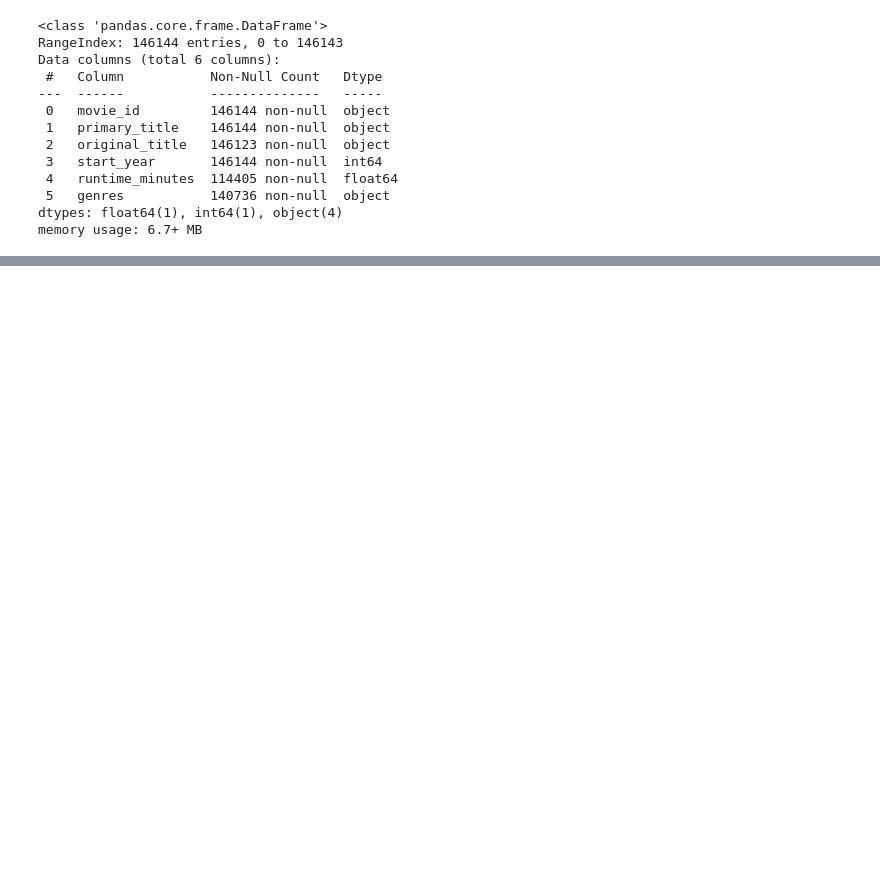
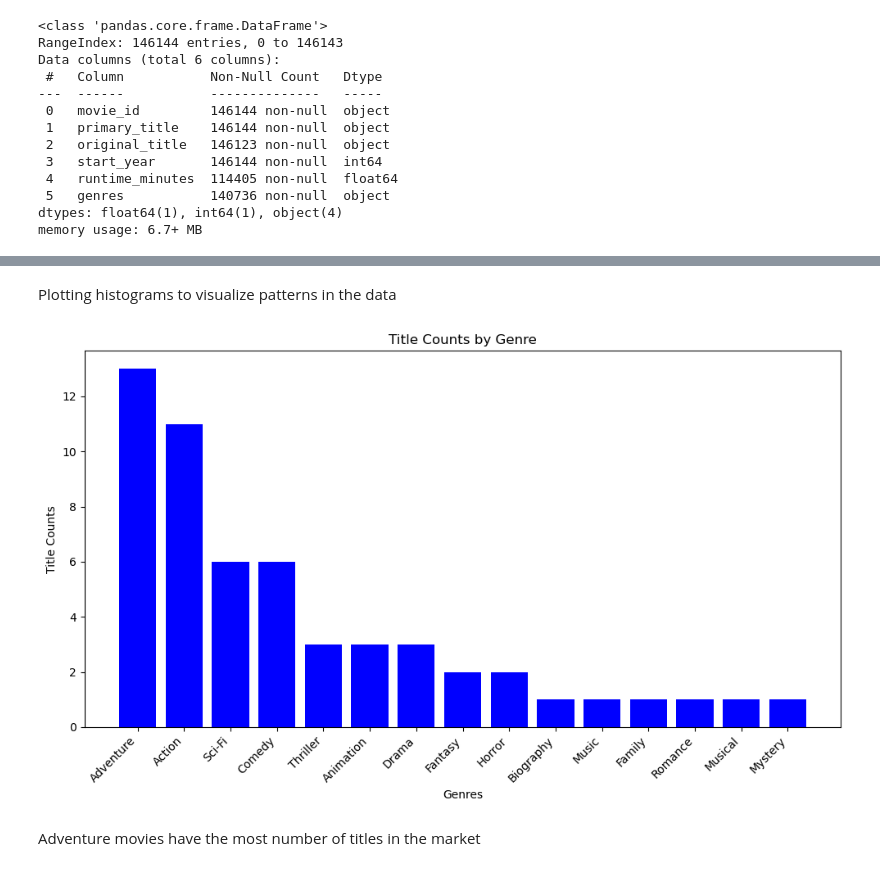
Before and after one commit to fatumakaliku/Moringa-Phase1-project, a Jupyter notebook: student.ipynb, the cells around one changed output, grey strips where cells are left out. Saved outputs shown, nothing was run; the diff lists cells and outputs as text; code cells hidden in the pictures; blank space fills up the shorter version.

```diff
--- a/student.ipynb
+++ b/student.ipynb
@@ -320,0 +1293,4 @@ AttributeError: 'NoneType' object has no attribute 'drop'
+# %%
+# Splitting the genre column to have a genre for each movie in the table
+filtered_df = filtered_df.assign(genres = filtered_df['genres'].str.split(',')).explode('genres')
+filtered_df.head(4)
@@ -320,0 +1303,5 @@ AttributeError: 'NoneType' object has no attribute 'drop'
+# %%
+filtered_df = pd.DataFrame(filtered_df)
+filtered_df =filtered_df[(filtered_df['averagerating'] >= 5) &
+                        (filtered_df['foreign_gross'] >= 248) &
+                        (filtered_df['Year'] > 2017)]
@@ -320,0 +1430,8 @@ AttributeError: 'NoneType' object has no attribute 'drop'
+# %%
+# Group the data by 'genres' and count the number of movies per genre
+genre_counts = filtered_df['genres'].value_counts().reset_index()
+genre_counts.columns = ['Genre', 'Number of Movies']
+
+# Sort the table by the number of movies in descending order
+sorted_genre_table = genre_counts.sort_values(by='Number of Movies', ascending=False)
+genre_counts
@@ -320,0 +1455,17 @@ AttributeError: 'NoneType' object has no attribute 'drop'
+# %% [markdown]
+Plotting histograms to visualize patterns in the data
+# %%
+df = pd.DataFrame(genre_counts)
+plt.figure(figsize=(10, 6))
+plt.bar(df['Genre'], df['Number of Movies'], color='blue')
+plt.xlabel('Genres')
+plt.ylabel('Title Counts')
+plt.title('Title Counts by Genre')
+plt.xticks(rotation=45, ha='right')
+
+plt.tight_layout()
+plt.show()
+# %% [output]
+[figure, added]
+# %% [markdown]
+Adventure movies have the most number of titles in the market
```
Also changed, not shown: parts of 208 cells of this notebook, 1 other file.
